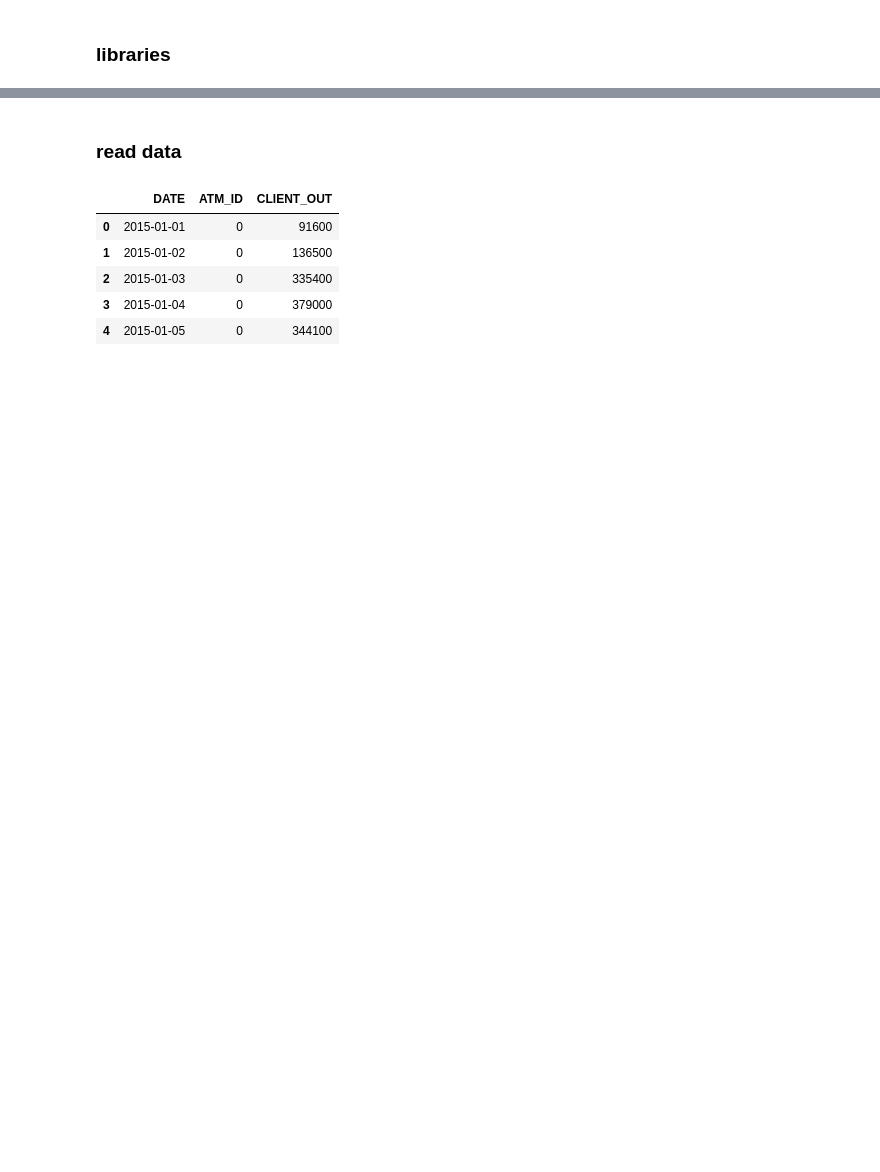
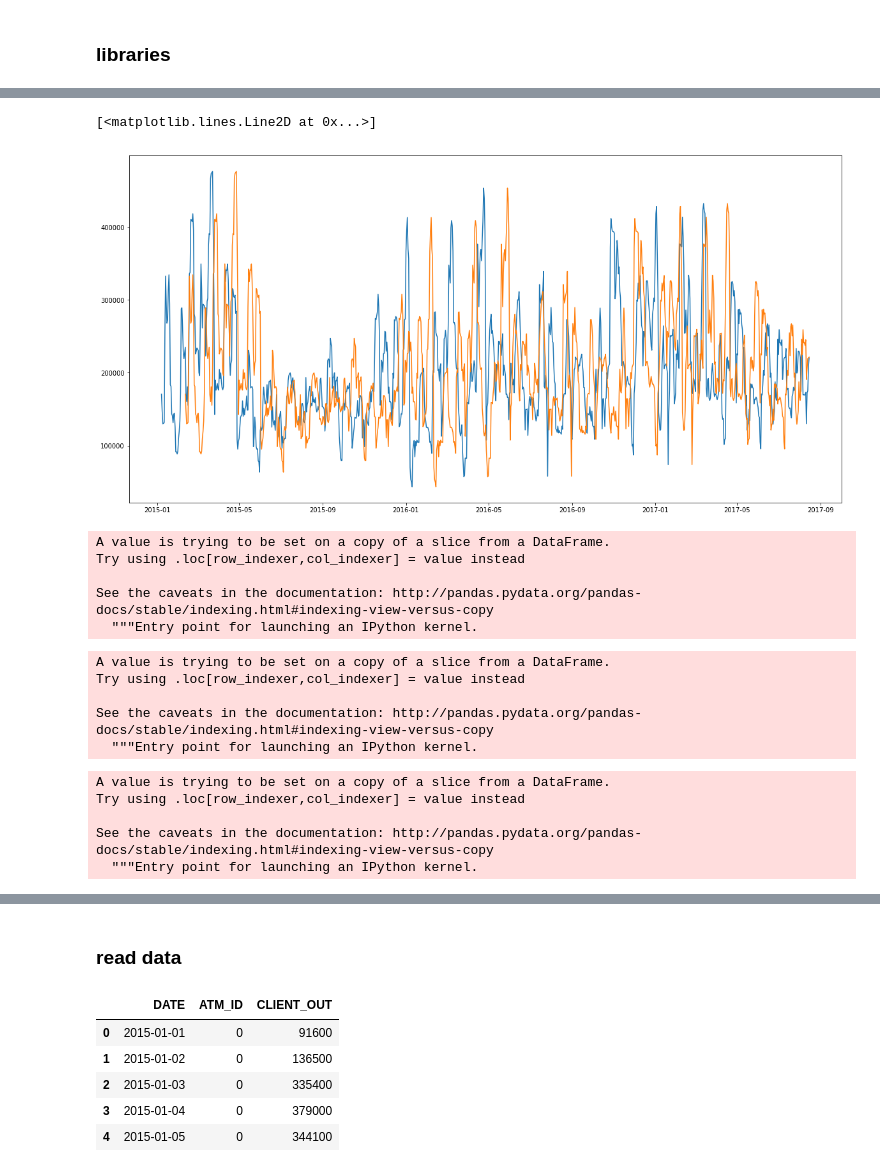
Before and after one commit to progiv/idao_final, a Jupyter notebook: generating_features.ipynb, the cells around one changed output, grey strips where cells are left out. Saved outputs shown, nothing was run; the diff lists cells and outputs as text; code cells hidden in the pictures; blank space fills up the shorter version.

```diff
--- a/generating_features.ipynb
+++ b/generating_features.ipynb
@@ -23,13 +23,14 @@ def GenerateFis(df):
         return condition_holiday + 0
 
     def shift(df, i):
-        df2 = df.copy()
         for n in [1,2,3,4,5]:
-            N = n + 5 - i
-            df2['out_{}_weeks_ago'.format(N)] = df.CLIENT_OUT.shift(7*N)
-            df2['out_{}_weeks_ago_plus_day'.format(N)] = df.CLIENT_OUT.shift(7*N-1)
-            df2['out_{}_weeks_ago_minus_day'.format(N)] = df.CLIENT_OUT.shift(7*N+1)
-        return df2
+            N = n + i - 1
+            df['same_day_{}_week_ago'.format(n+5)] = df.groupby(['ATM_ID'])['CLIENT_OUT'].shift(7*N)
+            df['mean_{}_week_ago'.format(n+5)] = df.groupby(['ATM_ID'])['mean'].shift(7*N)
+            df['std_{}_week_ago'.format(n+5)] = df.groupby(['ATM_ID'])['std'].shift(7*N)
+            df['same_day_{}_week_ago_plusday'.format(n+5)] = df.groupby(['ATM_ID'])['CLIENT_OUT'].shift(7*N-1)
+            df['same_day_{}_week_ago_minusday'.format(n+5)] = df.groupby(['ATM_ID'])['CLIENT_OUT'].shift(7*N+1)
+        return df
 
     df['month_of_year'] = df.DATE.dt.month
     df['day_of_week'] = df.DATE.dt.dayofweek
@@ -43,10 +44,14 @@ def GenerateFis(df):
                 'month_of_year']
     df = pd.get_dummies(df, columns=list_dummies)
 
-    df_splitted = []
-    df_splitted.append(shift(df, 1)[-7:])
-    for i in range(2, 5):
-        df_splitted.append(shift(df, i)[-7*i:-7*(i-1)])
-    df_splitted.append(shift(df, 5)[-33:-28])
+    df['mean'] = df.CLIENT_OUT.rolling(window=7, center=False).mean()
+    df['std'] = df.CLIENT_OUT.rolling(window=7, center=False).std()
+    dfs = []
+    for i in range(1, 6):
+        dfs.append(shift(df, i))
 
-    return df_splitted
+    for i in range(len(dfs)):
+        dfs[i] = dfs[i].drop('mean', 1)
+        dfs[i] = dfs[i].drop('std', 1)
+
+    return dfs
@@ -56,0 +94,35 @@ data = pd.read_csv('train.csv.zip', parse_dates=['DATE'])
+# %%
+atm00 = a[0][a[0].ATM_ID==0]
+atm04 = a[4][a[4].ATM_ID==0]
+# %%
+plt.figure(figsize=(20,10))
+#plt.plot(atm0.DATE, atm0.CLIENT_OUT)
+plt.plot(atm04.DATE, atm04['std'])
+plt.plot(atm04.DATE, atm04['std_6_week_ago'])
+# %% [output]
+[<matplotlib.lines.Line2D at 0x...>]
+[figure, added]
+# %%
+atm00['mean_1month'] = atm00.CLIENT_OUT.rolling(window=30, center=False).mean()
+# %% [output]
+A value is trying to be set on a copy of a slice from a DataFrame.
+Try using .loc[row_indexer,col_indexer] = value instead
+
+See the caveats in the documentation: http://pandas.pydata.org/pandas-docs/stable/indexing.html#indexing-view-versus-copy
+  """Entry point for launching an IPython kernel.
+# %%
+atm00['mean_2months_shifted'] = atm00.CLIENT_OUT.rolling(window=60).mean().shift(30)
+# %% [output]
+A value is trying to be set on a copy of a slice from a DataFrame.
+Try using .loc[row_indexer,col_indexer] = value instead
+
+See the caveats in the documentation: http://pandas.pydata.org/pandas-docs/stable/indexing.html#indexing-view-versus-copy
+  """Entry point for launching an IPython kernel.
+# %%
+atm00['mean_delta'] = atm00['mean_1month'] - atm00['mean_2months_shifted']
+# %% [output]
+A value is trying to be set on a copy of a slice from a DataFrame.
+Try using .loc[row_indexer,col_indexer] = value instead
+
+See the caveats in the documentation: http://pandas.pydata.org/pandas-docs/stable/indexing.html#indexing-view-versus-copy
+  """Entry point for launching an IPython kernel.
```
Also changed, not shown: parts of 7 cells of this notebook, 11 other files.
